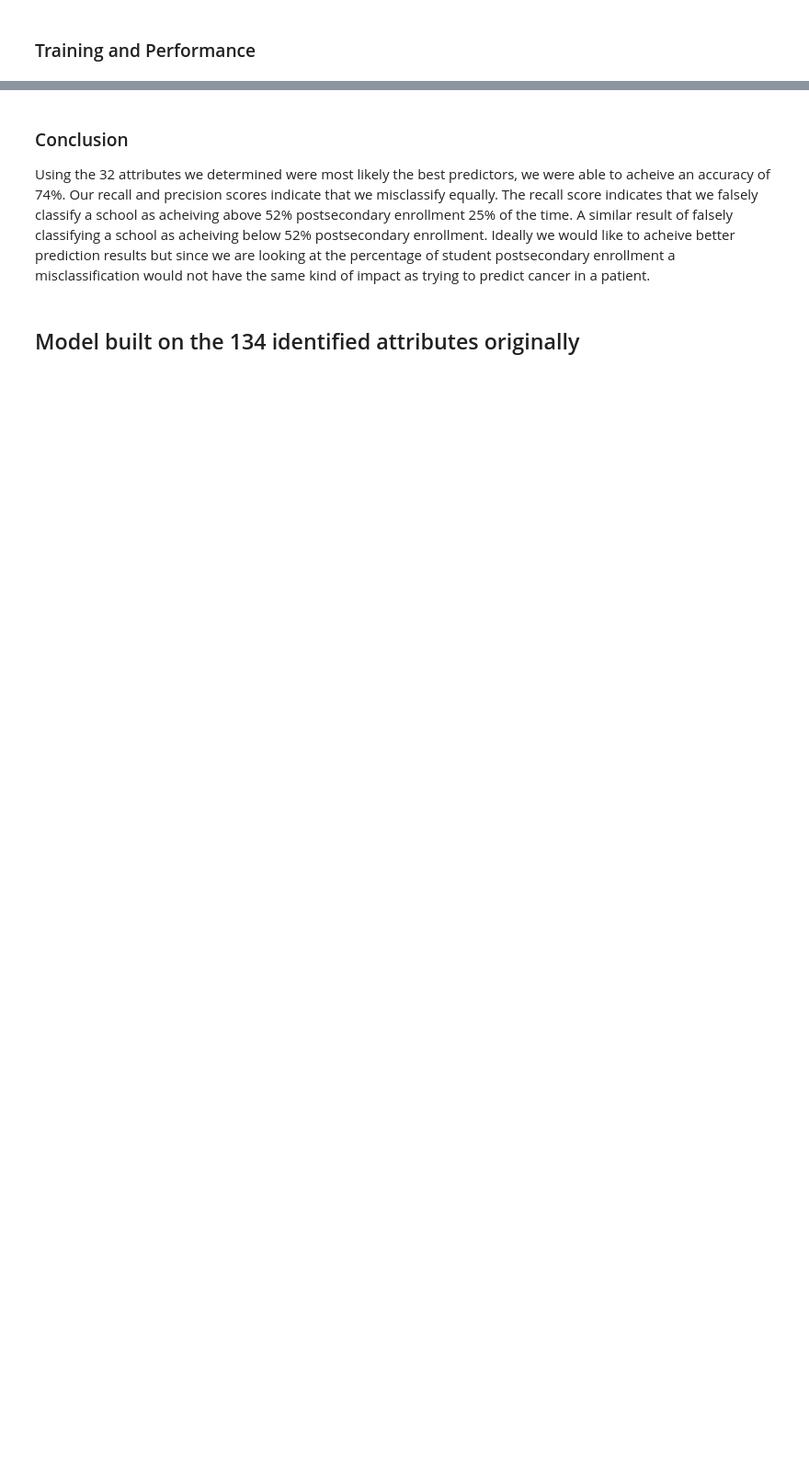
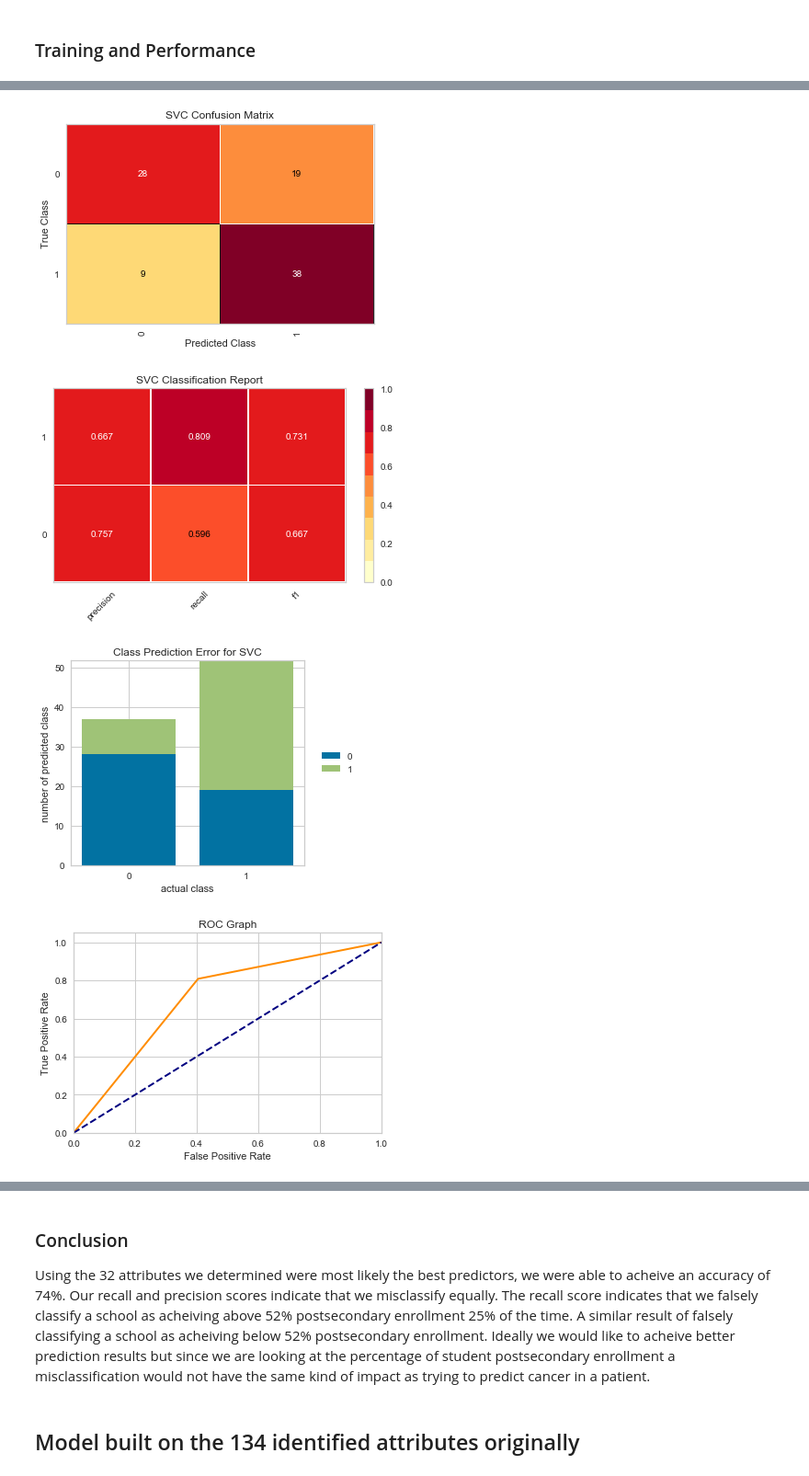
Before and after one commit to crkim13/7331DataMining, a Jupyter notebook: SVM.ipynb, the cells around one changed output, grey strips where cells are left out. Shown at 92% size. Saved outputs shown, nothing was run; the diff lists cells and outputs as text; code cells hidden in the pictures; blank space fills up the shorter version.

```diff
--- a/SVM.ipynb
+++ b/SVM.ipynb
@@ -322,0 +323,7 @@ Training started at: 22:47:04.030312
+# %%
+a
+# %% [output]
+[figure, added]
+[figure, added]
+[figure, added]
+[figure, added]
```
Also changed, not shown: parts of 13 cells of this notebook, 1 other file.
